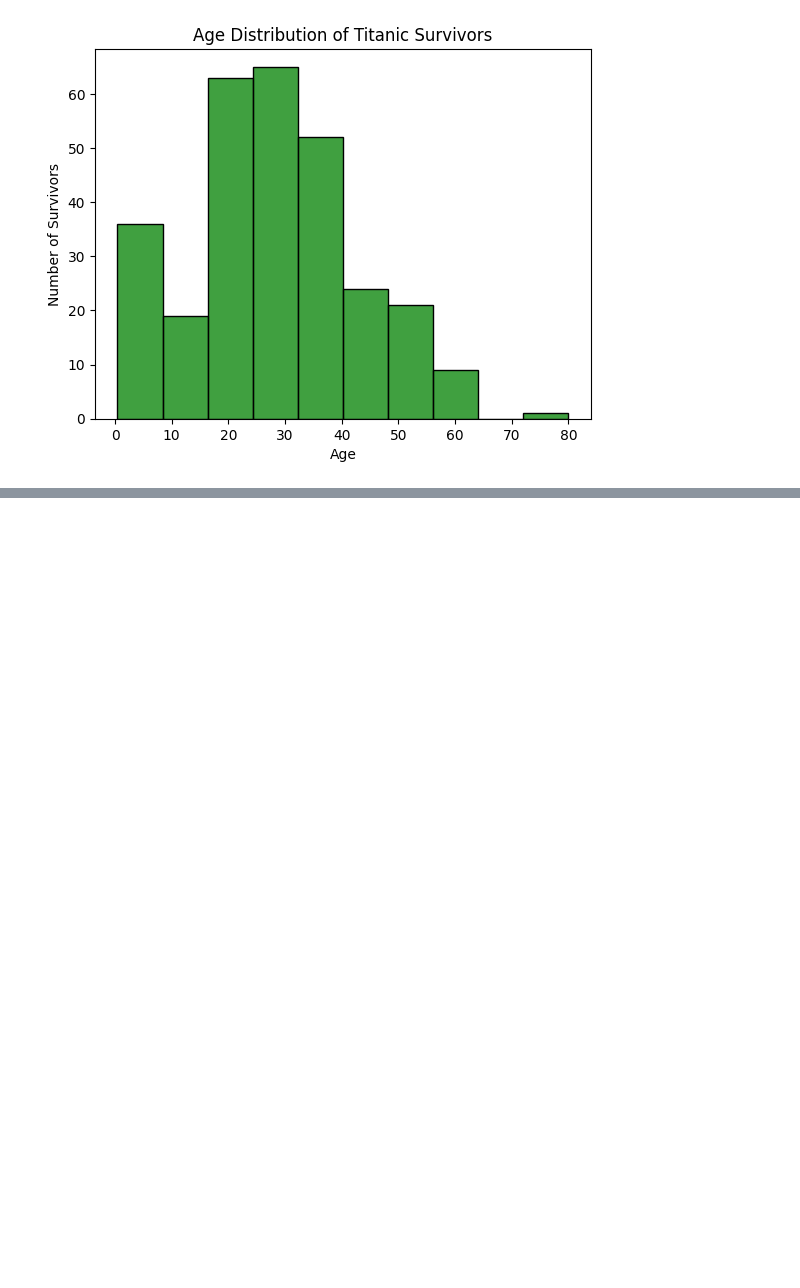
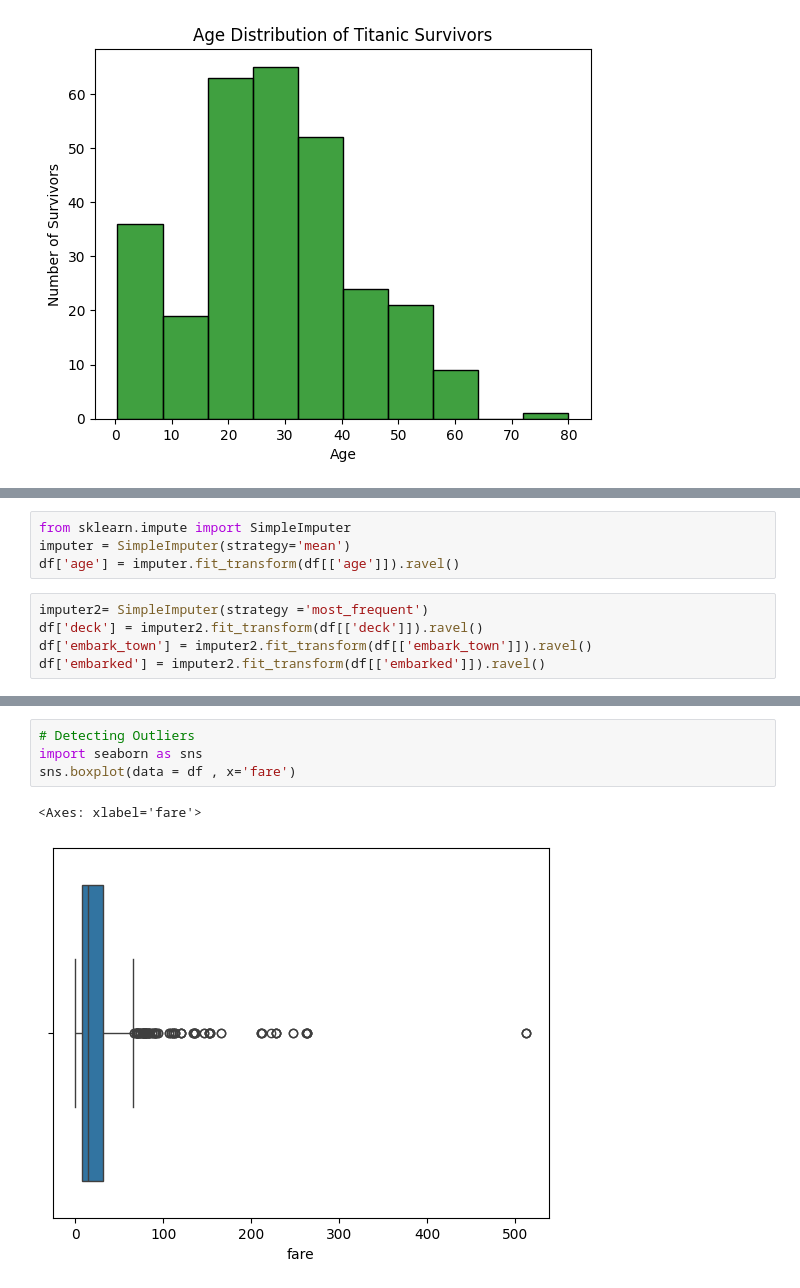
Before and after one commit to tharun-y/Machine-Learning, a Jupyter notebook: Day - 3 - Titanic Dataset.ipynb, the cells around one changed output, grey strips where cells are left out. Saved outputs shown, nothing was run; the diff lists cells and outputs as text; blank space fills up the shorter version.

Commit message:
Handling Outliers

```diff
--- a/Day - 3 - Titanic Dataset.ipynb
+++ b/Day - 3 - Titanic Dataset.ipynb
@@ -27,0 +63,9 @@ Text(0, 0.5, 'Number of Survivors')
+# %%
+from sklearn.impute import SimpleImputer
+imputer = SimpleImputer(strategy='mean')
+df['age'] = imputer.fit_transform(df[['age']]).ravel()
+# %%
+imputer2= SimpleImputer(strategy ='most_frequent')
+df['deck'] = imputer2.fit_transform(df[['deck']]).ravel()
+df['embark_town'] = imputer2.fit_transform(df[['embark_town']]).ravel()
+df['embarked'] = imputer2.fit_transform(df[['embarked']]).ravel()
@@ -27,0 +91,7 @@ Text(0, 0.5, 'Number of Survivors')
+# %%
+# Detecting Outliers
+import seaborn as sns
+sns.boxplot(data = df , x='fare')
+# %% [output]
+<Axes: xlabel='fare'>
+[figure, added]
```
Also changed, not shown: parts of 5 cells of this notebook.
